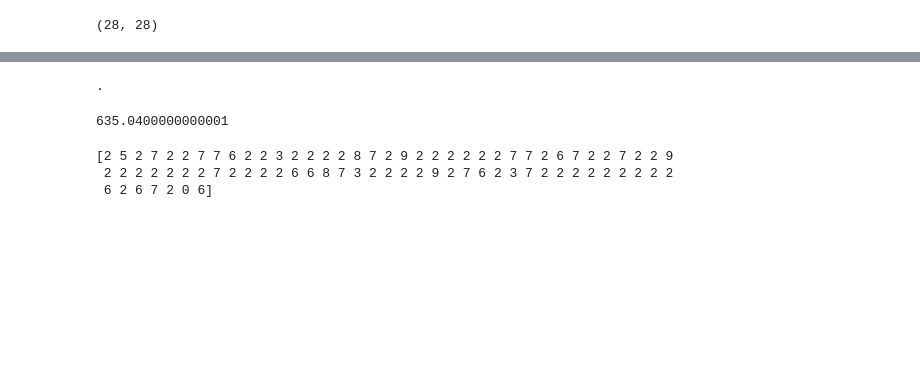
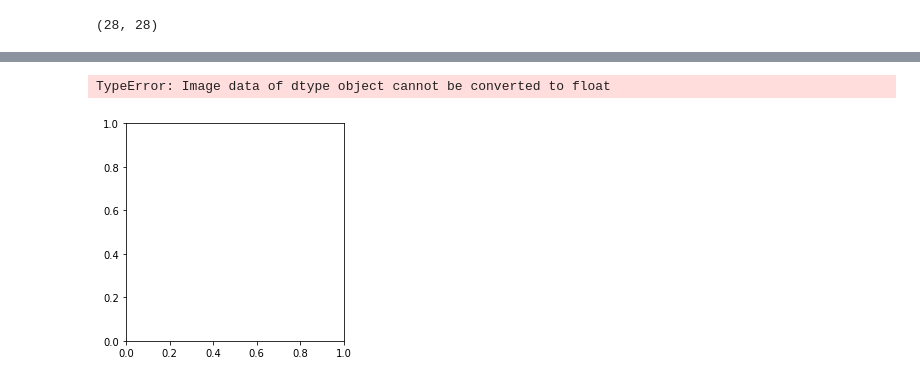
Before and after one commit to devkumar24/Suduko-Solver, a Jupyter notebook: processing_images/pre.ipynb, the cells around one changed output, grey strips where cells are left out. Cells and saved outputs as stored; diff of their text form; code cells hidden in the pictures; blank space fills up the shorter version.

```diff
--- a/processing_images/pre.ipynb
+++ b/processing_images/pre.ipynb
@@ -369,2 +201,8 @@ digit[2].shape
+# %%
+z = df.iloc[-1]
+# %%
+z = z[1:]
+# %%
+c = np.array(z)
 # %%
-z = digit[2].reshape(1,28,28,1)
+c = c.reshape(28,28,1)
@@ -383,10 +208,0 @@ black
-# %%
-if black > sum(x<100):
-    pred = model.predict_classes(z,verbose=0)
-    pr = model.predict(z)
-    pr = np.argmax(pr)
-    print(pred[0],pr)
-else:
-    print(".")
-# %% [output]
-.
@@ -410,11 +208,0 @@ def extract_numbers(digit):
-# %%
-p = predictions(digit)
-# %% [output]
-635.0400000000001
-# %%
-p = np.array(p)
-print(p)
-# %% [output]
-[2 5 2 7 2 2 7 7 6 2 2 3 2 2 2 2 8 7 2 9 2 2 2 2 2 2 7 7 2 6 7 2 2 7 2 2 9
- 2 2 2 2 2 2 2 7 2 2 2 2 6 6 8 7 3 2 2 2 2 9 2 7 6 2 3 7 2 2 2 2 2 2 2 2 2
- 6 2 6 7 2 0 6]
@@ -422,0 +209,5 @@ show_image(crop)
+# %%
+plt.imshow(c)
+# %% [output]
+TypeError: Image data of dtype object cannot be converted to float
+[figure, added]
```
Also changed, not shown: parts of 49 cells of this notebook, 4 other files.
